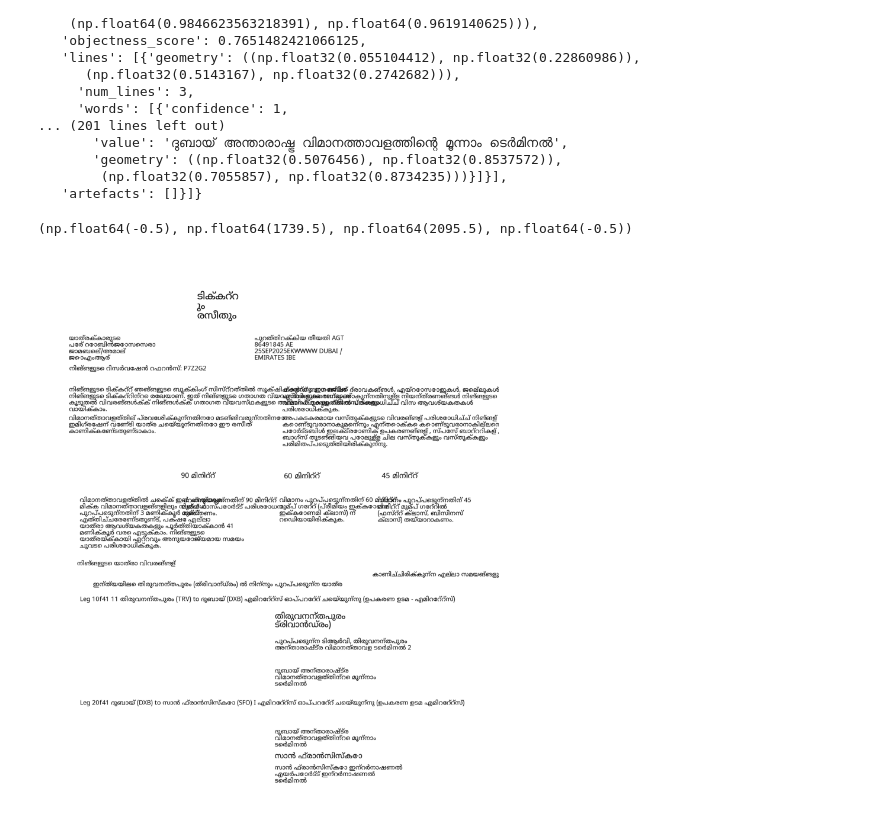
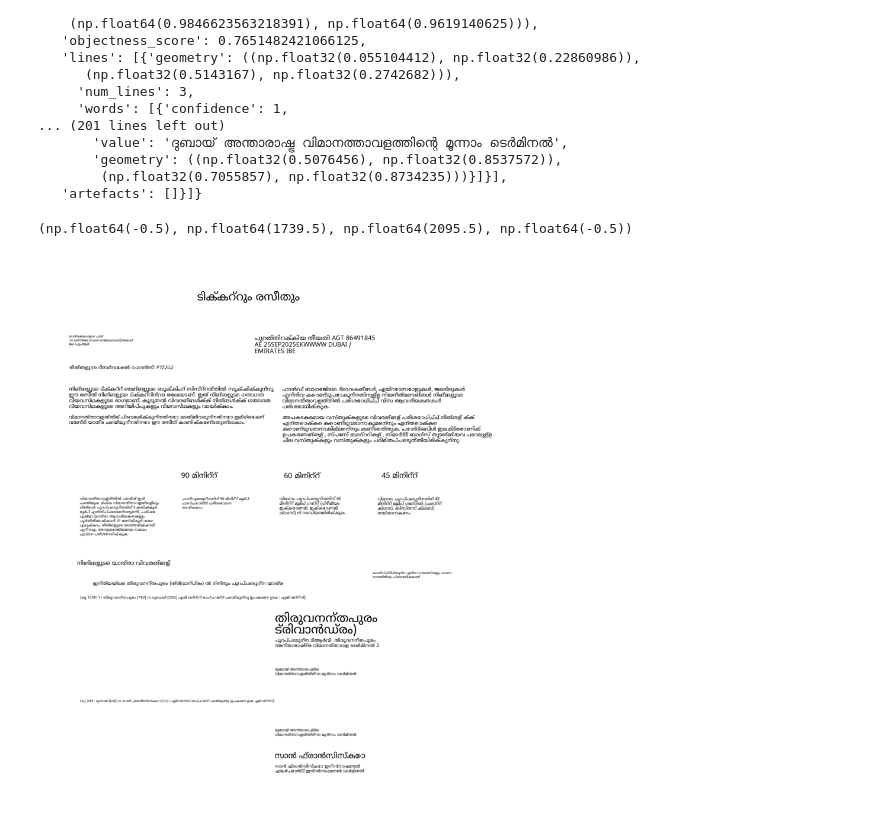
Before and after one commit to amaljoe/doctr-dit, a Jupyter notebook: notebooks/translation.ipynb, the cells around one changed output. Drawn from its saved outputs; the diff is of its cells as text; code cells hidden in the pictures.

```diff
--- a/notebooks/translation.ipynb
+++ b/notebooks/translation.ipynb
@@ -593,10 +593,10 @@ def fit_text_to_box(text, box_width, box_height, font_path="NotoSans-Regular.ttf
 
 from PIL import Image, ImageDraw
 
-text = "This is a test sentence for fitting text into a box."
+text = "കോട്ടയം"
 box_w, box_h = 500, 100
 
-wrapped, font = fit_text_to_box(text, box_w, box_h, font_path=font_family)
+wrapped, font = fit_text_to_box(text, box_w, box_h, font_path="../fonts/noto-mal.ttf")
 
 # Create a white background image
 img = Image.new("RGB", (box_w, box_h), "white")
@@ -668,6 +668,7 @@ WARNING:root:More than 1 word in line
    'artefacts': []}]}
 # %%
 import logging
+import os
 from typing import Any
 
 import numpy as np
@@ -726,40 +727,35 @@ def _synthesize(
     else:
         word_text = entry["value"]
 
-    # Wrap text based on num_lines
-    num_lines = entry.get("num_lines", 1)
-    max_chars_per_line = max(1, len(word_text) // num_lines)
-    wrapped_text = textwrap.fill(word_text, width=max_chars_per_line)
-    word_text = wrapped_text
-
-    # Find the optimal font size
-    try:
-        font_size = min(word_height, max_font_size)
-        font = get_font(font_family, font_size)
-        text_width, text_height = font.getbbox(word_text)[2:4]
-
-        while (text_width > word_width or text_height > word_height) and font_size > min_font_size:
-            font_size = max(int(font_size * smoothing_factor), min_font_size)
-            font = get_font(font_family, font_size)
-            text_width, text_height = font.getbbox(word_text)[2:4]
-    except ValueError:
-        font = get_font(font_family, min_font_size)
+    word_text,  font = fit_text_to_box(
+        word_text,
+        word_width,
+        word_height,
+        font_path=font_family if font_family is not None else "NotoSans-Regular.ttf",
+        max_font=max_font_size,
+        min_font=min_font_size,
+    )
 
     # Create a mask for the word
     mask = Image.new("L", (w, h), 0)
     ImageDraw.Draw(mask).polygon([(int(round(w * x)), int(round(h * y))) for x, y in polygon], fill=255)
 
-    num_lines = entry.get("num_lines", 1)
 
-
-    # Draw the word text
+    # Draw the word text with proper shaping for complex scripts like Malayalam
+    # Draw the word text with proper shaping for complex scripts like Malayalam
     d = ImageDraw.Draw(response)
     try:
+        # Use text() method which handles complex scripts better than multiline_text()
+        # Ensure font supports the script by using the font file directly
+        d.text((xmin, ymin), word_text, font=font, fill=(0, 0, 0), anchor="lt")
+    except Exception as e:
         try:
             d.multiline_text((xmin, ymin), word_text, font=font, fill=(0, 0, 0))
         except UnicodeEncodeError:
             d.multiline_text((xmin, ymin), anyascii(word_text), font=font, fill=(0, 0, 0))
-    # Catch generic exceptions to avoid crashing the whole rendering
+        except Exception as render_err:
+            print(f"Render error: {render_err}")
+            logging.warning(f"Could not render word: {word_text}")
     except Exception as e:  # pragma: no cover
         print(e)
         logging.warning(f"Could not render word: {word_text}")
@@ -794,7 +790,7 @@ def synthesize_page(
     draw_proba: bool = False,
     font_family: str | None = None,
     smoothing_factor: float = 0.95,
-    min_font_size: int = 24,
+    min_font_size: int = 12,
     max_font_size: int = 50,
 ) -> np.ndarray:
     """Draw a the content of the element page (OCR response) on a blank page.
@@ -829,31 +825,31 @@ def synthesize_page(
                     smoothing_factor=smoothing_factor,
                     min_font_size=min_font_size,
                     max_font_size=max_font_size,
                 )
         # Otherwise, draw each word
         else:
             for line in block["lines"]:
                 _warn_rotation(block)  # pragma: no cover
                 for word in line["words"]:
                     response = _synthesize(
                         response=response,
                         entry=word,
                         w=w,
                         h=h,
                         draw_proba=draw_proba,
                         font_family=font_family,
                         smoothing_factor=smoothing_factor,
                         min_font_size=min_font_size,
                         max_font_size=max_font_size,
                     )
 
     return np.array(response, dtype=np.uint8)
 
 
 syn  = synthesize_page(page_export, font_family='../fonts/noto-mal.ttf')
 plt.figure(figsize=(12, 12))
 plt.imshow(syn)
 plt.axis('off')
 # %% [output]
 (np.float64(-0.5), np.float64(1739.5), np.float64(2095.5), np.float64(-0.5))
-[figure, old version]
+[figure, new version]
```
Also changed, not shown: parts of 2 cells of this notebook.
